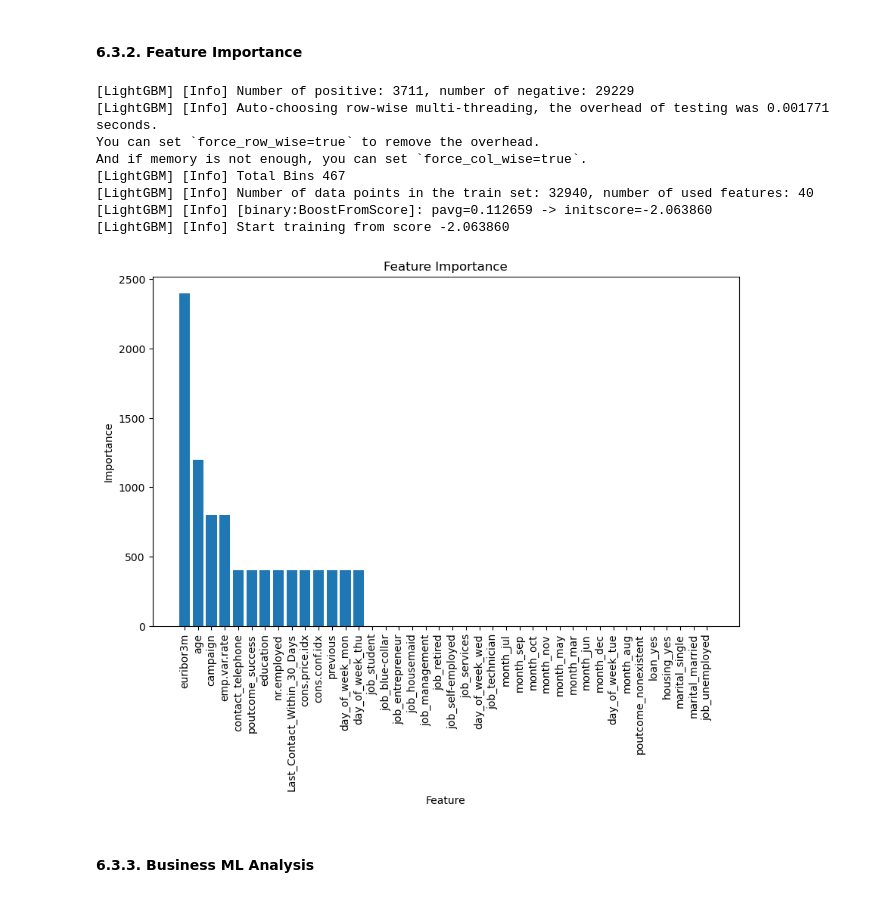
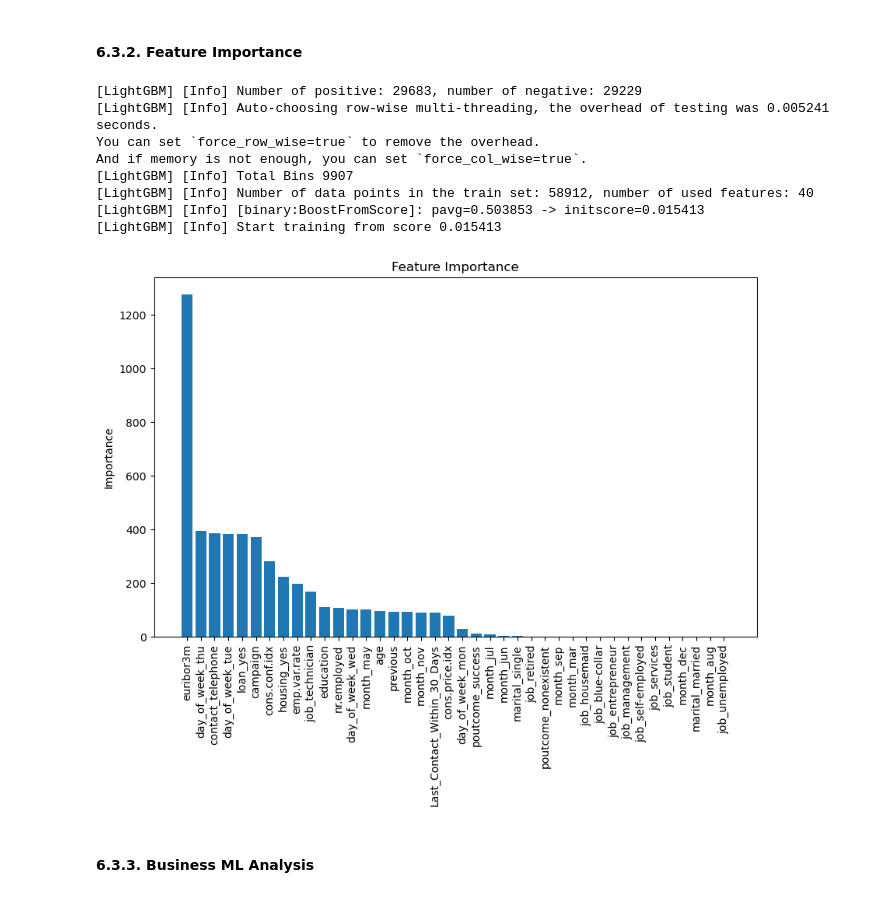
Before and after one commit to seanka/Python-BankTelemarketing-MachineLearning, a Jupyter notebook: Notebook/Notebook.ipynb, the cells around one changed output. Saved outputs shown, nothing was run; the diff lists cells and outputs as text; code cells hidden in the pictures.

```diff
--- a/Notebook/Notebook.ipynb
+++ b/Notebook/Notebook.ipynb
@@ -1383,16 +1385,17 @@ preparation_step = PipelineWrapper(prep_pipeline)
 
 final_pipeline = Pipeline([
     ('Preparation', preparation_step),
+    ('Resampler', ADASYN()),
     ('Modeling', LGBMClassifier(
-            boosting_type = 'rf',
-            learning_rate = 0.011821093808024555,
-            n_estimators = 400,
-            num_leaves = 24,
-            min_child_samples = 91,
-            subsample = 0.6708957846344412,
-            colsample_bytree = 0.9991810380454084,
-            reg_alpha = 7.05297048754306e-05,
-            reg_lambda = 0.8659064479563238,
+            boosting_type= 'rf',
+            learning_rate= 0.010243295762680444,
+            n_estimators= 100, num_leaves= 52,
+            min_child_samples= 39,
+            subsample= 0.8157845853575849,
+            colsample_bytree= 0.9682938894311893,
+            reg_alpha= 0.0001913167999100934,
+            reg_lambda= 2.178258218124404,
+            random_state=42,
         )
     )
 ])
@@ -1444,29 +1447,28 @@ From modeling section above, 6 algorithm models are selected and performed again
 # %%
 feat_model = final_pipeline.fit(X_train, y_train)
 lgbm_model = feat_model.named_steps['Modeling']
 
 feature_importance = lgbm_model.feature_importances_
 feature_names = X_train_encoded.columns
 
 sorted_idx = np.argsort(feature_importance)[::-1]
 
 plt.figure(figsize=(10, 6))
 plt.bar(range(len(feature_importance)), feature_importance[sorted_idx], align='center')
 plt.xticks(range(len(feature_importance)), np.array(feature_names)[sorted_idx], rotation=90)
-plt.xlabel("Feature")
 plt.ylabel("Importance")
 plt.title("Feature Importance")
 plt.show()
 # %% [output]
-[LightGBM] [Info] Number of positive: 3711, number of negative: 29229
-[LightGBM] [Info] Auto-choosing row-wise multi-threading, the overhead of testing was 0.001771 seconds.
+[LightGBM] [Info] Number of positive: 29683, number of negative: 29229
+[LightGBM] [Info] Auto-choosing row-wise multi-threading, the overhead of testing was 0.005241 seconds.
 You can set `force_row_wise=true` to remove the overhead.
 And if memory is not enough, you can set `force_col_wise=true`.
-[LightGBM] [Info] Total Bins 467
-[LightGBM] [Info] Number of data points in the train set: 32940, number of used features: 40
-[LightGBM] [Info] [binary:BoostFromScore]: pavg=0.112659 -> initscore=-2.063860
-[LightGBM] [Info] Start training from score -2.063860
+[LightGBM] [Info] Total Bins 9907
+[LightGBM] [Info] Number of data points in the train set: 58912, number of used features: 40
+[LightGBM] [Info] [binary:BoostFromScore]: pavg=0.503853 -> initscore=0.015413
+[LightGBM] [Info] Start training from score 0.015413
-[figure, old version]
+[figure, new version]
 # %% [markdown]
 #### **6.3.3. Business ML Analysis**
 # %%
```
Also changed, not shown: parts of 10 cells of this notebook.
